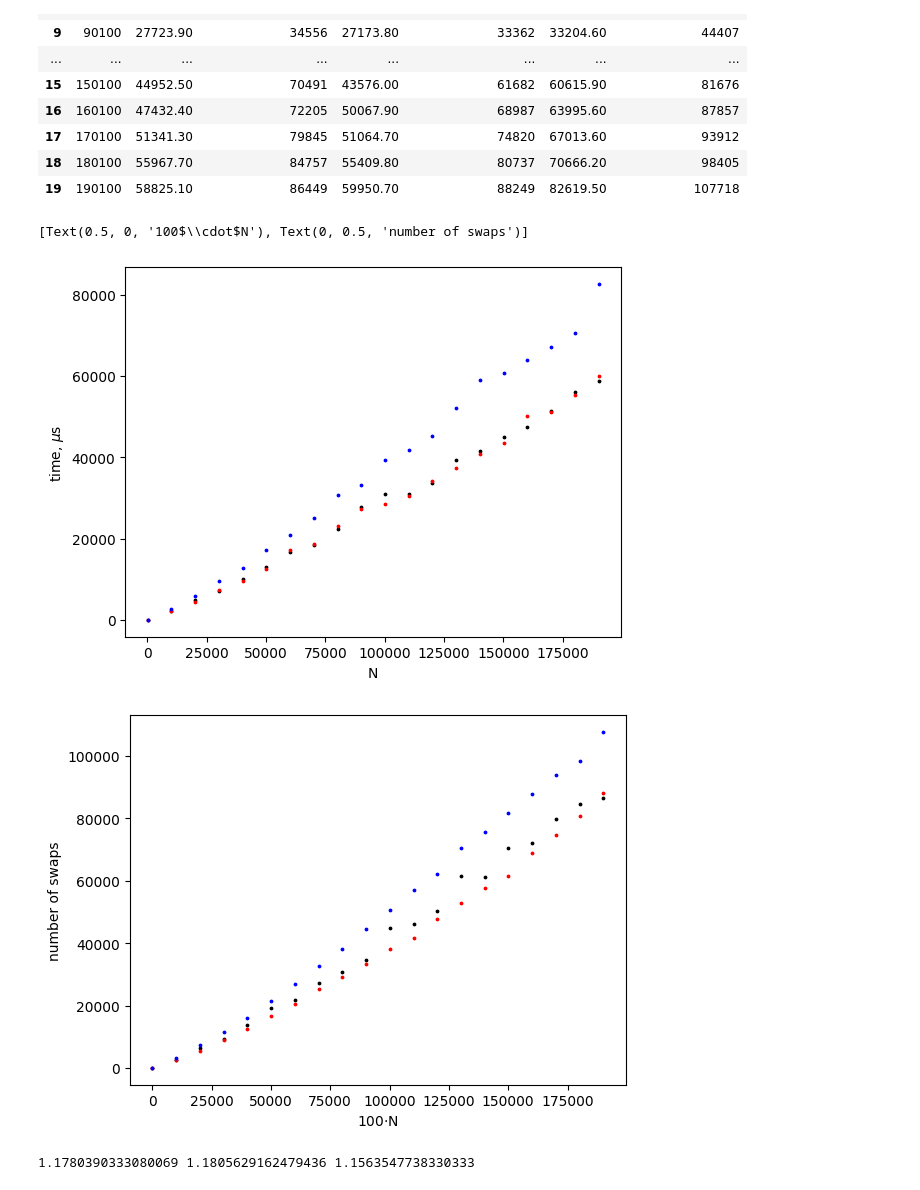
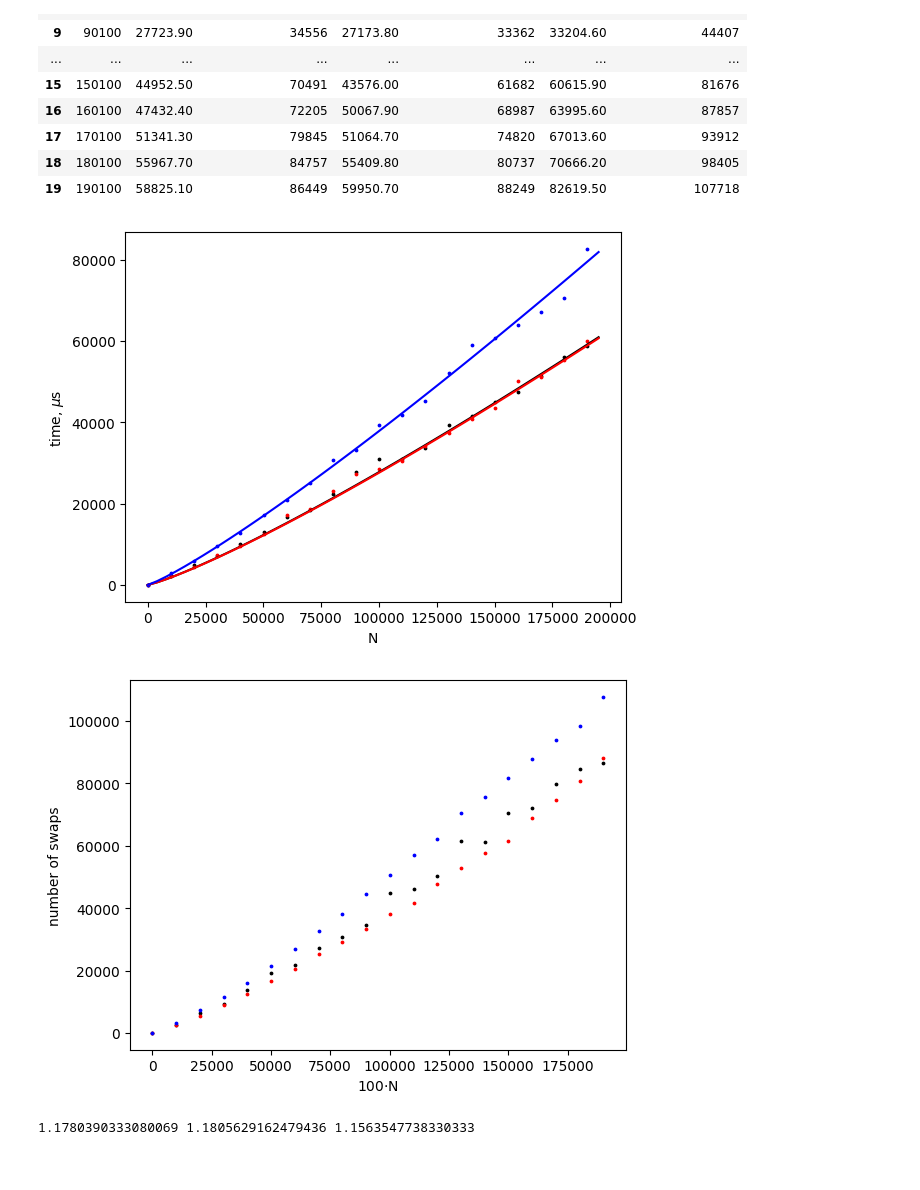
Before and after one commit to xenonnachille/cpp-23-shevyakova, a Jupyter notebook: lab_2/graph.ipynb, the cells around one changed output. Cells and saved outputs as stored; diff of their text form; code cells hidden in the pictures.

```diff
--- a/lab_2/graph.ipynb
+++ b/lab_2/graph.ipynb
@@ -61,34 +61,45 @@ df2
 # %%
 import math
 N = np.array(df2["N"])
 
 time_s = np.array(df2["time_s"])
 time_h = np.array(df2["time_h"])
 time_f = np.array(df2["time_f"])
 
 numberofswaps_s = np.array(df2["numberofswaps_s"])
 numberofswaps_h = np.array(df2["numberofswaps_h"])
 numberofswaps_f = np.array(df2["numberofswaps_f"])
 
 logN = [math.log(n) for n in N]
 
 logts = [math.log(n) for n in time_s]
 logth = [math.log(n) for n in time_h]
 logtf = [math.log(n) for n in time_f]
 
 fig, ax = plt.subplots()
 ax.scatter(N, time_s, s=3, color='black')
 ax.scatter(N, time_h, s=3, color='red')
 ax.scatter(N, time_f, s=3, color='blue')
 ax.set(xlabel='N', ylabel='time, $\mu$s')
+
+x = np.linspace(0, 195000)
+ys = (x**1.178039)/28
+yh = x**1.180563/29
+yf = x**1.156355/16
+ax.plot(x, ys, color='black')
+ax.plot(x, yh, color='red')
+ax.plot(x, yf, color='blue')
+
 fig, ax = plt.subplots()
 ax.scatter(N, numberofswaps_s, s=3, color='black')
 ax.scatter(N, numberofswaps_h, s=3, color='red')
 ax.scatter(N, numberofswaps_f, s=3, color='blue')
 ax.set(xlabel='100$\cdot$N', ylabel='number of swaps')
+
+
+plt.show()
 # %% [output]
-[Text(0.5, 0, '100$\\cdot$N'), Text(0, 0.5, 'number of swaps')]
-[figure, old version]
+[figure, new version]
 [figure]
 # %%
 ed = [1] * len(N)
```
